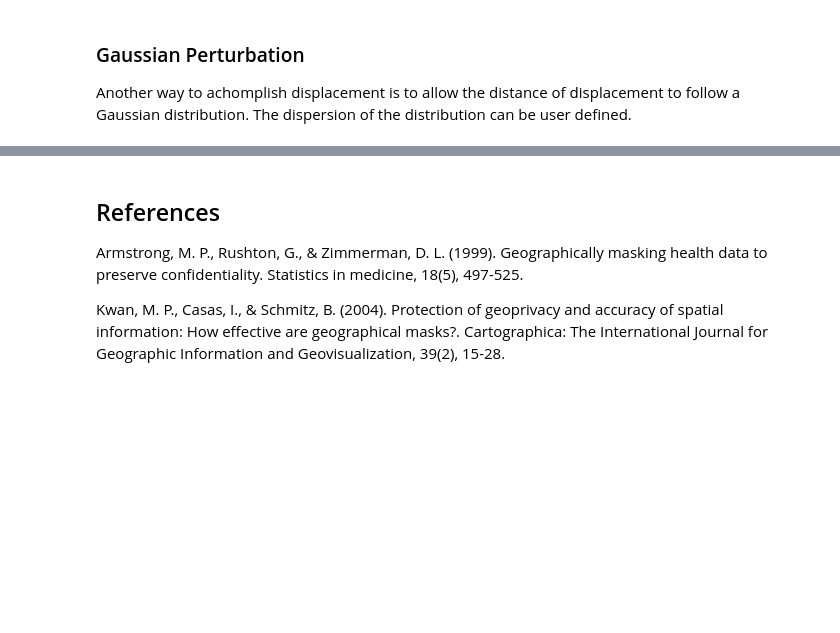
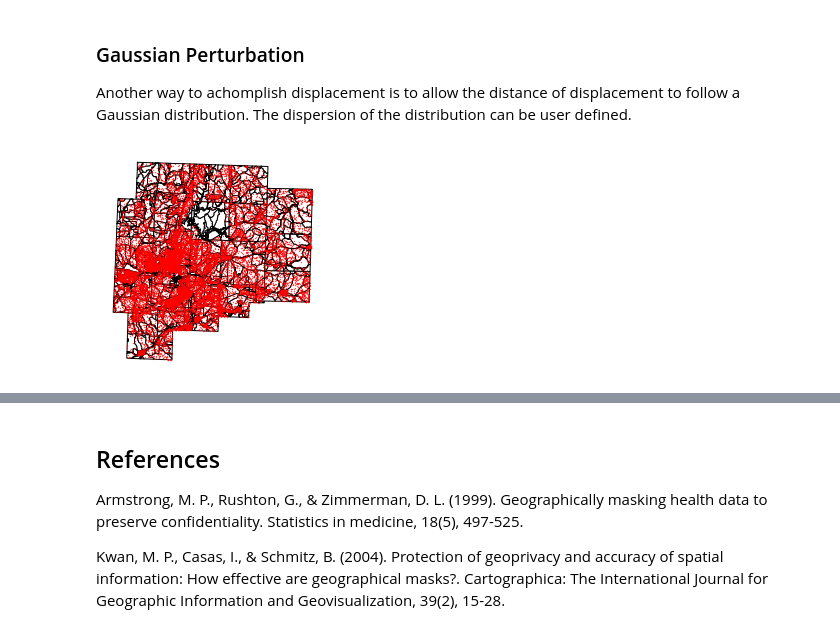
Before and after one commit to linyuehzzz/ucgis-iguide-geoprivacy, a Jupyter notebook: geomasking2.ipynb, the cells around one changed output, grey strips where cells are left out. Cells and saved outputs as stored; diff of their text form; code cells hidden in the pictures; blank space fills up the shorter version.

```diff
--- a/geomasking2.ipynb
+++ b/geomasking2.ipynb
@@ -82,10 +82,10 @@ for index, row in gdf_at.iterrows():
     # Translation
     pt = affinity.translate(row['geometry'], xoff=offset, yoff=offset)
     # Change of scale
-    pt = affinity.scale(pt, xfact=factor, yfact=factor)
+    new_pt = affinity.scale(pt, xfact=factor, yfact=factor)
     # Rotation
-    pt = affinity.rotate(pt, angle)
-    gdf_at.at[index, 'geometry'] = pt
+    new_pt = affinity.rotate(new_pt, angle)
+    gdf_at.at[index, 'geometry'] = new_pt
 
 # Plot
 base = poly.plot(color='white', edgecolor='black')
@@ -123,9 +123,9 @@ def get_random_point_in_polygon(buf):
     """
     minx, miny, maxx, maxy = buf.bounds
     while True:
-        p = Point(random.uniform(minx, maxx), random.uniform(miny, maxy))
-        if buf.contains(p):
-            return p
+        pt = Point(random.uniform(minx, maxx), random.uniform(miny, maxy))
+        if buf.contains(pt):
+            return pt
 
 # Obtain perturbation polygons
 gdf_rp = gdf.copy()
@@ -155,3 +155,23 @@ ax.set_axis_off()
 <a id='geomasking2'></a>
 ### Gaussian Perturbation
 Another way to achomplish displacement is to allow the distance of displacement to follow a Gaussian distribution. The dispersion of the distribution can be user defined.
+# %%
+import random
+import numpy as np
+
+# Set standard deviation
+sigma = 50
+
+# Displace each point following a Gaussian distribution
+gdf_gp = gdf.copy()
+for index, row in gdf_gp.iterrows():
+    pt = row['geometry']
+    new_pt = Point(pt.x + np.random.normal(0, sigma, 1), pt.y + np.random.normal(0, sigma, 1))
+    gdf_gp.at[index, 'geometry'] = new_pt
+
+# Plot
+base = poly.plot(color='white', edgecolor='black')
+ax = gdf_gp.plot(ax=base, markersize=0.1, color='red')
+ax.set_axis_off()
+# %% [output]
+[figure, added]
```
Also changed, not shown: parts of 3 cells of this notebook.
